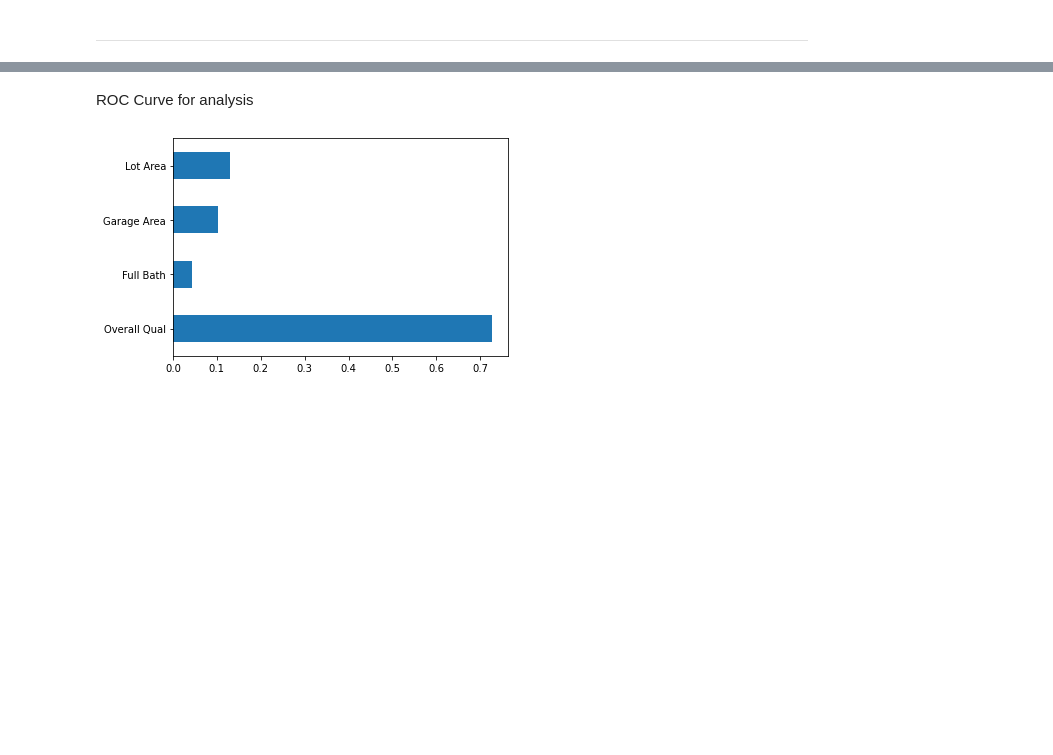
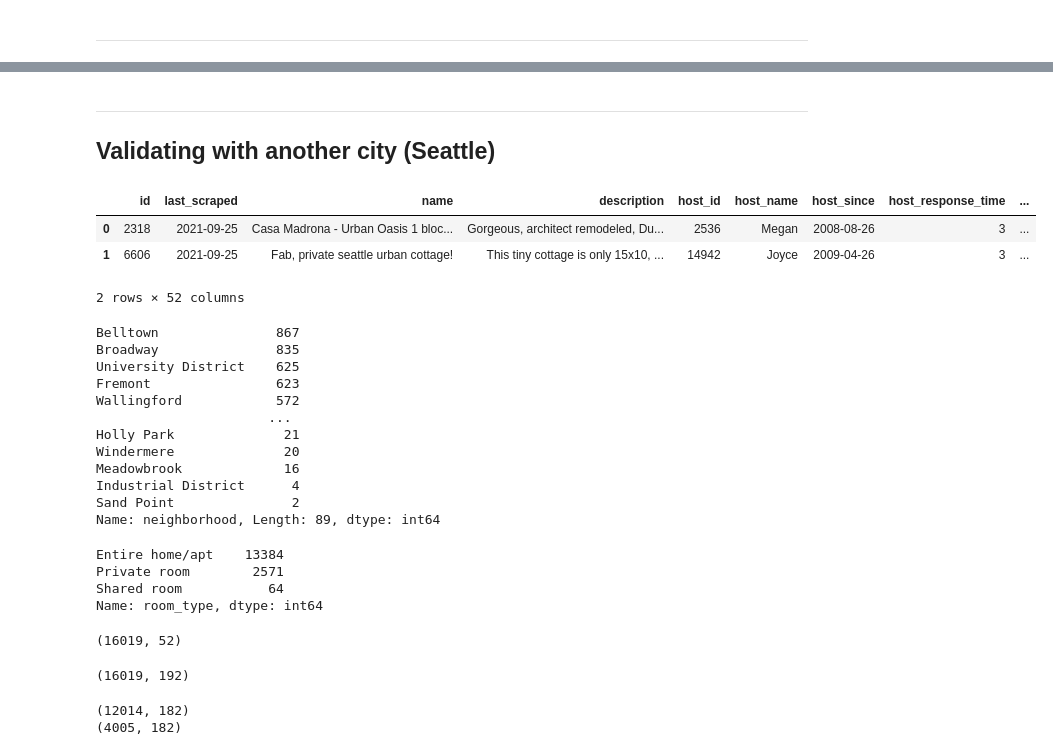
Before and after one commit to pemurp19/Airbnb-Listings, a Jupyter notebook: code/classification_no_text.ipynb, the cells around one changed output, grey strips where cells are left out. Cells and saved outputs as stored; diff of their text form; code cells hidden in the pictures; blank space fills up the shorter version.

Commit message:
validating results

```diff
--- a/code/classification_no_text.ipynb
+++ b/code/classification_no_text.ipynb
@@ -233,2 +230,0 @@ Precision if balanced, f1 if unbalanced classes
-# %% [markdown]
-ROC Curve for analysis
@@ -237,4 +231,46 @@ pd.Series(pipe.feature_importances_, index = good_cols)
-# %%
-pd.Series(pipe.feature_importances_, index = good_cols).plot(kind = 'barh');
-# %% [output]
-[figure, removed]
+# %% [markdown]
+-------
+## **Validating with another city (Seattle)**
+# %%
+sea_listings = pd.read_csv('../data/seattle_listings_cleaned.csv')
+# %%
+sea_listings.head(2)
+# %% [output]
+|  | id | last_scraped | name | description | host_id | host_name | host_since | host_response_time | ... |
+| 0 | 2318 | 2021-09-25 | Casa Madrona - Urban Oasis 1 bloc... | Gorgeous, architect remodeled, Du... | 2536 | Megan | 2008-08-26 | 3 | ... |
+| 1 | 6606 | 2021-09-25 | Fab, private seattle urban cottage! | This tiny cottage is only 15x10, ... | 14942 | Joyce | 2009-04-26 | 3 | ... |
+2 rows × 52 columns
+# %%
+sea_listings['neighborhood'].value_counts()
+# %% [output]
+Belltown               867
+Broadway               835
+University District    625
+Fremont                623
+Wallingford            572
+                      ...
+Holly Park              21
+Windermere              20
+Meadowbrook             16
+Industrial District      4
+Sand Point               2
+Name: neighborhood, Length: 89, dtype: int64
+# %%
+sea_listings['room_type'].value_counts()
+# %% [output]
+Entire home/apt    13384
+Private room        2571
+Shared room           64
+Name: room_type, dtype: int64
+# %%
+# preprocessing to make sure desired feature columns are numerical
+
+# dummify neighborhood, property type, and room type columns
+print(sea_listings.shape)
+sea_listings_dummy = pd.get_dummies(sea_listings, columns = ['neighborhood','property_type','room_type'], drop_first = True)
+
+
+sea_listings_dummy.shape
+# %% [output]
+(16019, 52)
+(16019, 192)
@@ -240,0 +285,6 @@ pd.Series(pipe.feature_importances_, index = good_cols).plot(kind = 'barh');
+# %%
+print(X_sea_train.shape)
+print(X_sea_test.shape)
+# %% [output]
+(12014, 182)
+(4005, 182)
```
Also changed, not shown: parts of 27 cells of this notebook, 2 other files.
